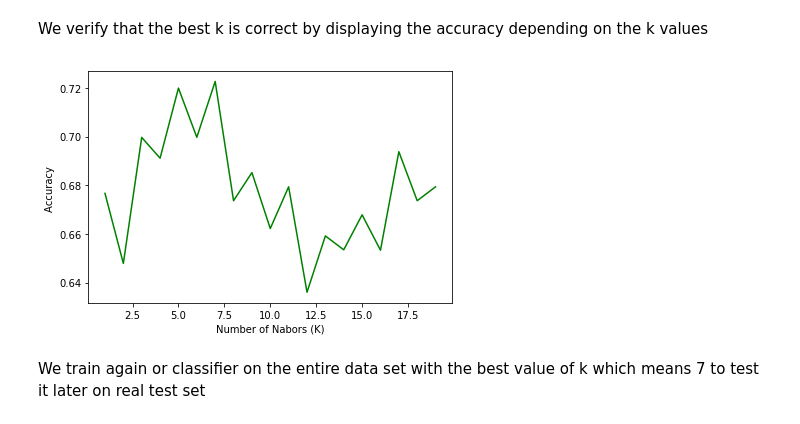
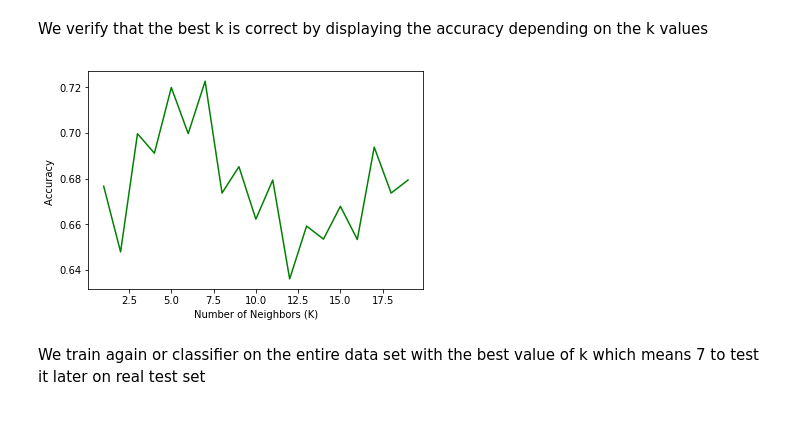
Before and after one commit to caroline-collet/coursera-capstone-project, a Jupyter notebook: the-best-classifier-final-project.ipynb, the cells around one changed output. Drawn from its saved outputs; the diff is of its cells as text; code cells hidden in the pictures.

```diff
--- a/the-best-classifier-final-project.ipynb
+++ b/the-best-classifier-final-project.ipynb
@@ -297,8 +296,8 @@ We choose the best k for our knn model. We use cross validation technique.
 nb_ks = 20
 mean_acc_knn = np.zeros((nb_ks-1))
 for k in range(1, nb_ks):
-    knn = KNeighborsClassifier(n_neighbors = k)
-    scores = cross_val_score(knn, X, y, cv=5, scoring='accuracy')
+    loan_knn = KNeighborsClassifier(n_neighbors = k)
+    scores = cross_val_score(loan_knn, X, y, cv=5, scoring='accuracy')
     mean_acc_knn[k-1] = scores.mean()
 
 print(f"The max accuracy is {mean_acc_knn.max()} and is obtained for k={mean_acc_knn.argmax()+1}")
@@ -309,11 +308,10 @@ We verify that the best k is correct by displaying the accuracy depending on the
 # %%
 plt.plot(range(1,nb_ks),mean_acc_knn,'g')
 plt.ylabel('Accuracy ')
-plt.xlabel('Number of Nabors (K)')
-plt.tight_layout()
+plt.xlabel('Number of Neighbors (K)')
 plt.show()
 # %% [output]
-[figure, old version]
+[figure, new version]
 # %% [markdown]
 We train again or classifier on the entire data set with the best value of k which means 7 to test it later on real test set
 # %%
```
Also changed, not shown: parts of 10 cells of this notebook.
